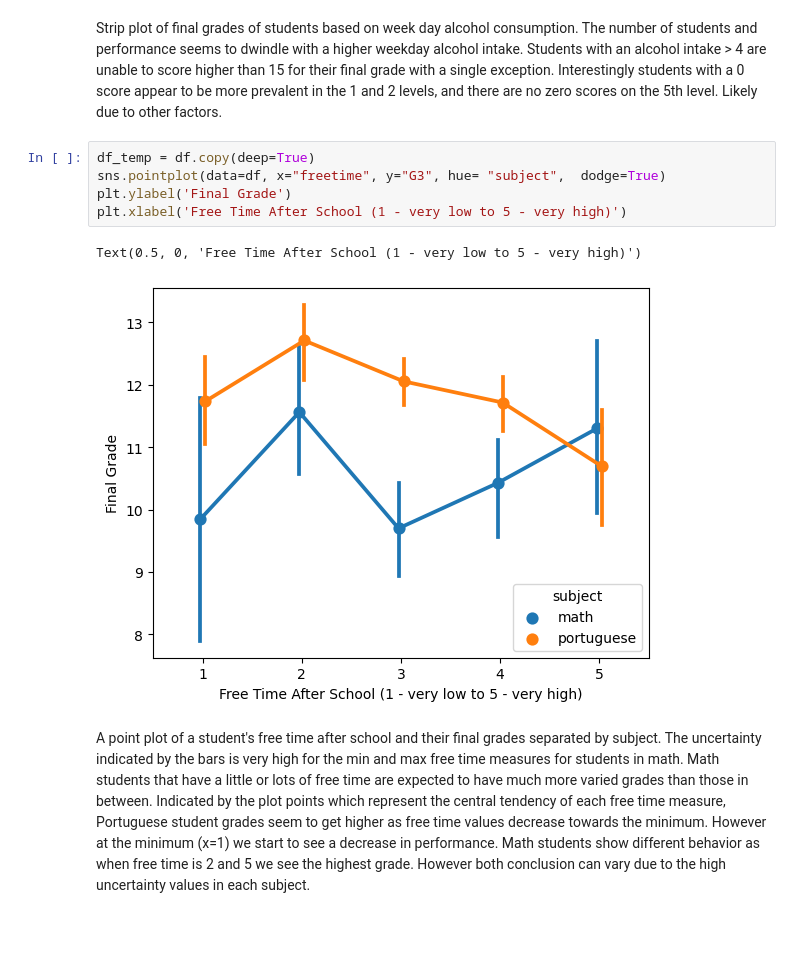
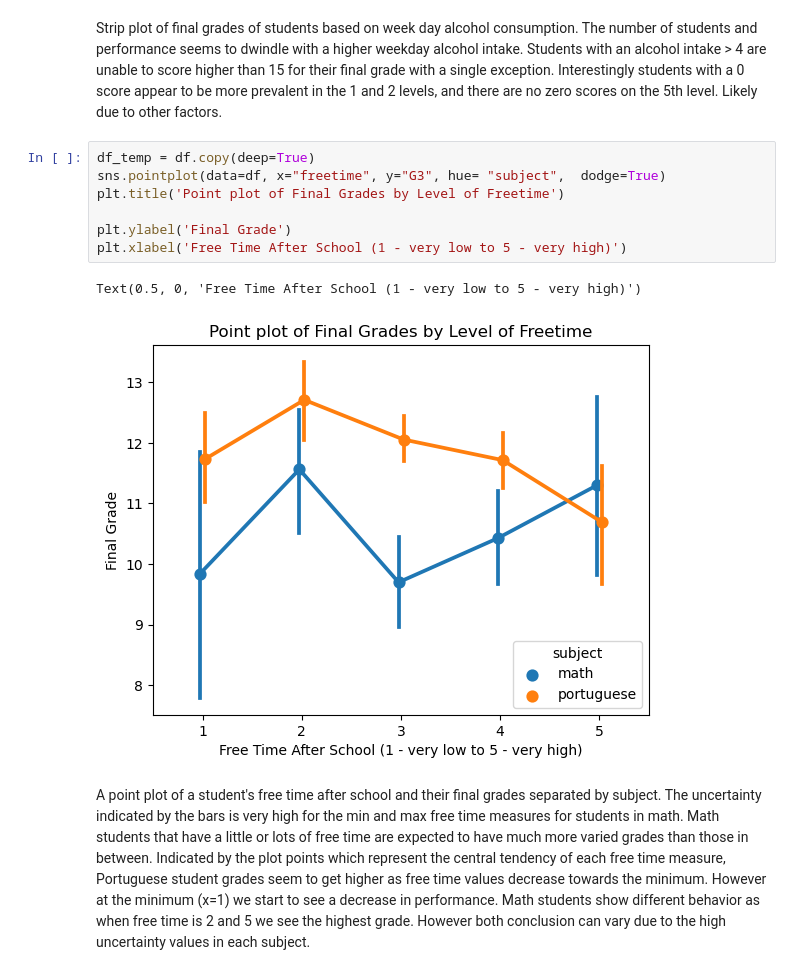
Before and after one commit to ubco-W2022T1-cosc301/project-group05, a Jupyter notebook: notebooks/analysis2.ipynb, the cells around one changed output. Saved outputs shown, nothing was run; the diff lists cells and outputs as text; blank space fills up the shorter version.

Commit message:
#25 | Further addressed feedback by adding titles to plots

```diff
--- a/notebooks/analysis2.ipynb
+++ b/notebooks/analysis2.ipynb
@@ -300,11 +302,13 @@ Strip plot of final grades of students based on week day alcohol consumption. Th
 # %%
 df_temp = df.copy(deep=True)
 sns.pointplot(data=df, x="freetime", y="G3", hue= "subject",  dodge=True)
+plt.title('Point plot of Final Grades by Level of Freetime')
+
 plt.ylabel('Final Grade')
 plt.xlabel('Free Time After School (1 - very low to 5 - very high)')
 # %% [output]
 Text(0.5, 0, 'Free Time After School (1 - very low to 5 - very high)')
-[figure, old version]
+[figure, new version]
 # %% [markdown]
 A point plot of a student's free time after school and their final grades separated by subject. The uncertainty indicated by the bars is very high for the min and max free time measures for students in math. Math students that have a little or lots of free time are expected to have much more varied grades than those in between. Indicated by the plot points which represent the central tendency of each free time measure, Portuguese student grades seem to get higher as free time values decrease towards the minimum. However at the minimum (x=1) we start to see a decrease in performance. Math students show different behavior as when free time is 2 and 5 we see the highest grade. However both conclusion can vary due to the high uncertainty values in each subject.
 # %% [markdown]
```
Also changed, not shown: parts of 11 cells of this notebook.
